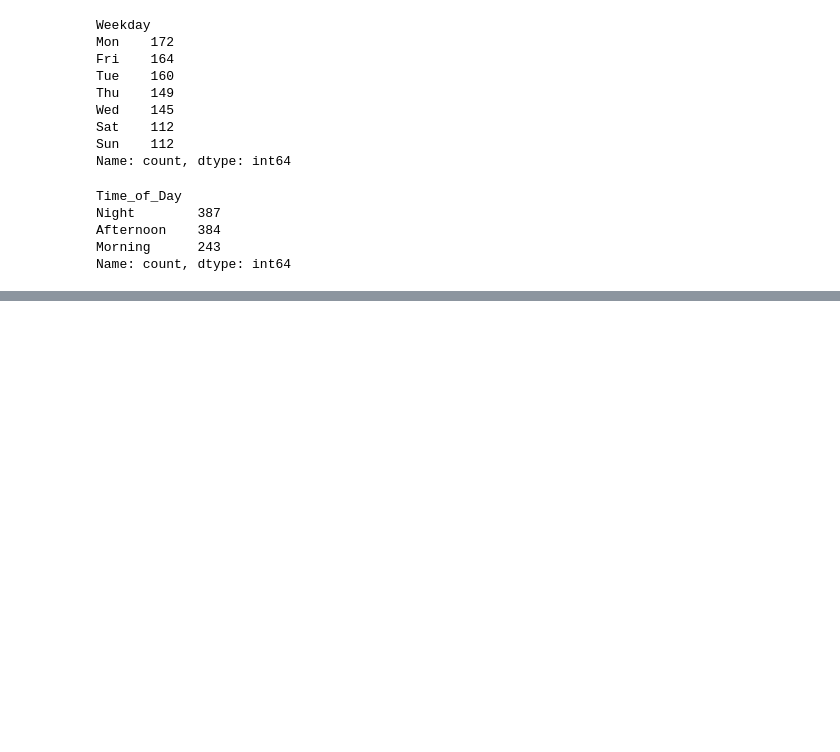
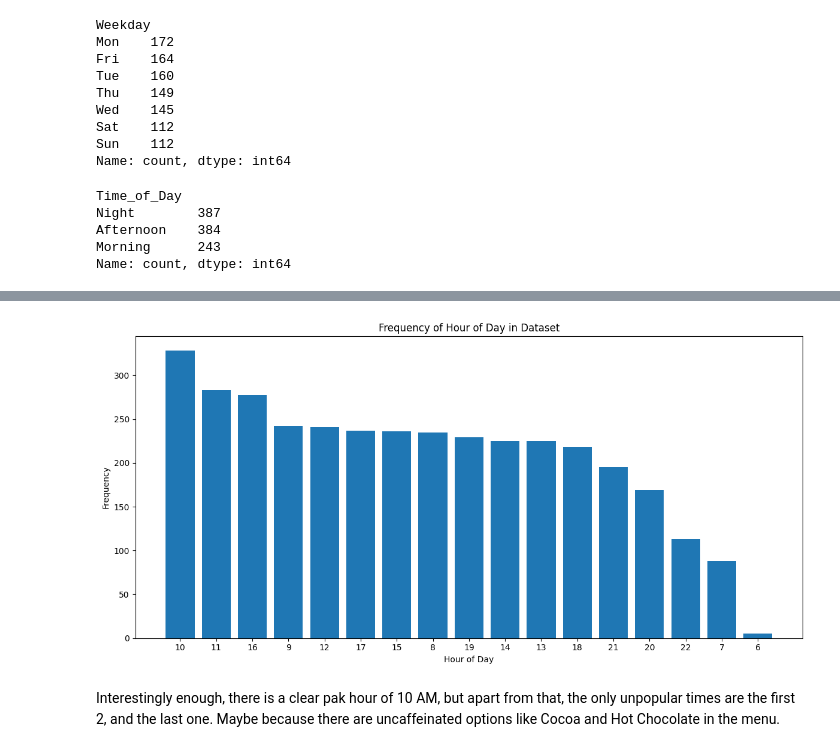
Before and after one commit to FedorSukhoi/Coffee-Project, a Jupyter notebook: money_patterns.ipynb, the cells around one changed output, grey strips where cells are left out. Saved outputs shown, nothing was run; the diff lists cells and outputs as text; code cells hidden in the pictures; blank space fills up the shorter version.

```diff
--- a/money_patterns.ipynb
+++ b/money_patterns.ipynb
@@ -220,0 +223,3 @@ Name: count, dtype: int64
+# %%
+value_counts_hod = coffee_data['hour_of_day'].value_counts()
+print(value_counts_hod)
@@ -220,0 +246,14 @@ Name: count, dtype: int64
+# %%
+plt.figure(figsize=(12, 6))
+bars = plt.bar(value_counts_hod.index.astype(str), value_counts_hod.values)
+
+plt.xlabel('Hour of Day')
+plt.ylabel('Frequency')
+plt.title('Frequency of Hour of Day in Dataset')
+plt.xticks(rotation=0, ha='center')
+plt.tight_layout()
+plt.show()
+# %% [output]
+[figure, added]
+# %% [markdown]
+Interestingly enough, there is a clear pak hour of 10 AM, but apart from that, the only unpopular times are the first 2, and the last one. Maybe because there are uncaffeinated options like Cocoa and Hot Chocolate in the menu.
```
Also changed, not shown: parts of 3 cells of this notebook, 4 other files.
